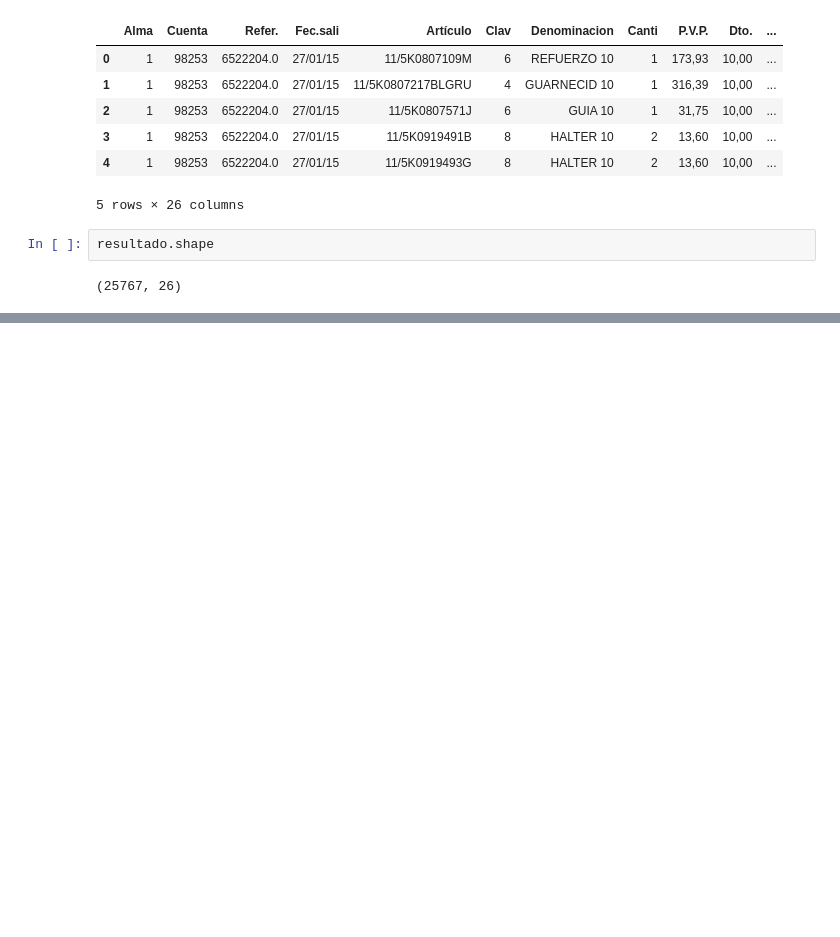
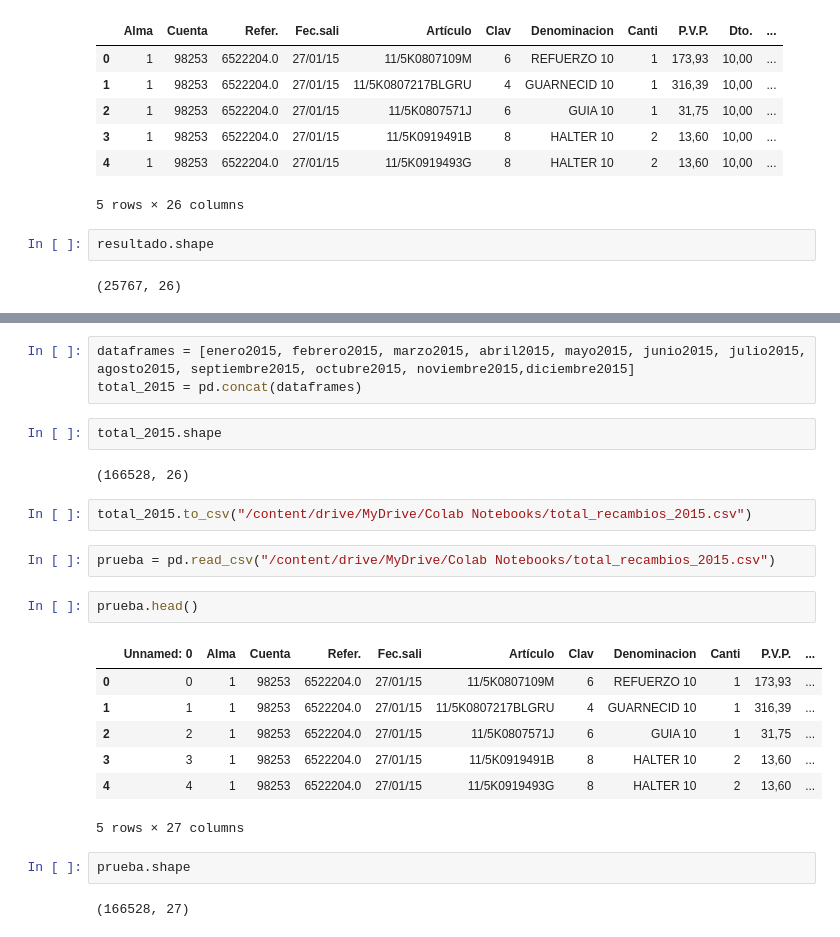
Before and after one commit to pacomm5/PLANTILLAS2, a Jupyter notebook: RECAMBIOS_NUEVO_LISTADO.ipynb, the cells around one changed output, grey strips where cells are left out. Saved outputs shown, nothing was run; the diff lists cells and outputs as text; blank space fills up the shorter version.

```diff
--- a/RECAMBIOS_NUEVO_LISTADO.ipynb
+++ b/RECAMBIOS_NUEVO_LISTADO.ipynb
@@ -91,0 +105,25 @@ resultado.shape
+# %%
+dataframes = [enero2015, febrero2015, marzo2015, abril2015, mayo2015, junio2015, julio2015, agosto2015, septiembre2015, octubre2015, noviembre2015,diciembre2015]
+total_2015 = pd.concat(dataframes)
+# %%
+total_2015.shape
+# %% [output]
+(166528, 26)
+# %%
+total_2015.to_csv("/content/drive/MyDrive/Colab Notebooks/total_recambios_2015.csv")
+# %%
+prueba = pd.read_csv("/content/drive/MyDrive/Colab Notebooks/total_recambios_2015.csv")
+# %%
+prueba.head()
+# %% [output]
+|  | Unnamed: 0 | Alma | Cuenta | Refer. | Fec.sali | Artículo | Clav | Denominacion | Canti | P.V.P. | ... |
+| 0 | 0 | 1 | 98253 | 6522204.0 | 27/01/15 | 11/5K0807109M | 6 | REFUERZO 10 | 1 | 173,93 | ... |
+| 1 | 1 | 1 | 98253 | 6522204.0 | 27/01/15 | 11/5K0807217BLGRU | 4 | GUARNECID 10 | 1 | 316,39 | ... |
+| 2 | 2 | 1 | 98253 | 6522204.0 | 27/01/15 | 11/5K0807571J | 6 | GUIA 10 | 1 | 31,75 | ... |
+| 3 | 3 | 1 | 98253 | 6522204.0 | 27/01/15 | 11/5K0919491B | 8 | HALTER 10 | 2 | 13,60 | ... |
+| 4 | 4 | 1 | 98253 | 6522204.0 | 27/01/15 | 11/5K0919493G | 8 | HALTER 10 | 2 | 13,60 | ... |
+5 rows × 27 columns
+# %%
+prueba.shape
+# %% [output]
+(166528, 27)
```
Also changed, not shown: parts of 9 cells of this notebook.
